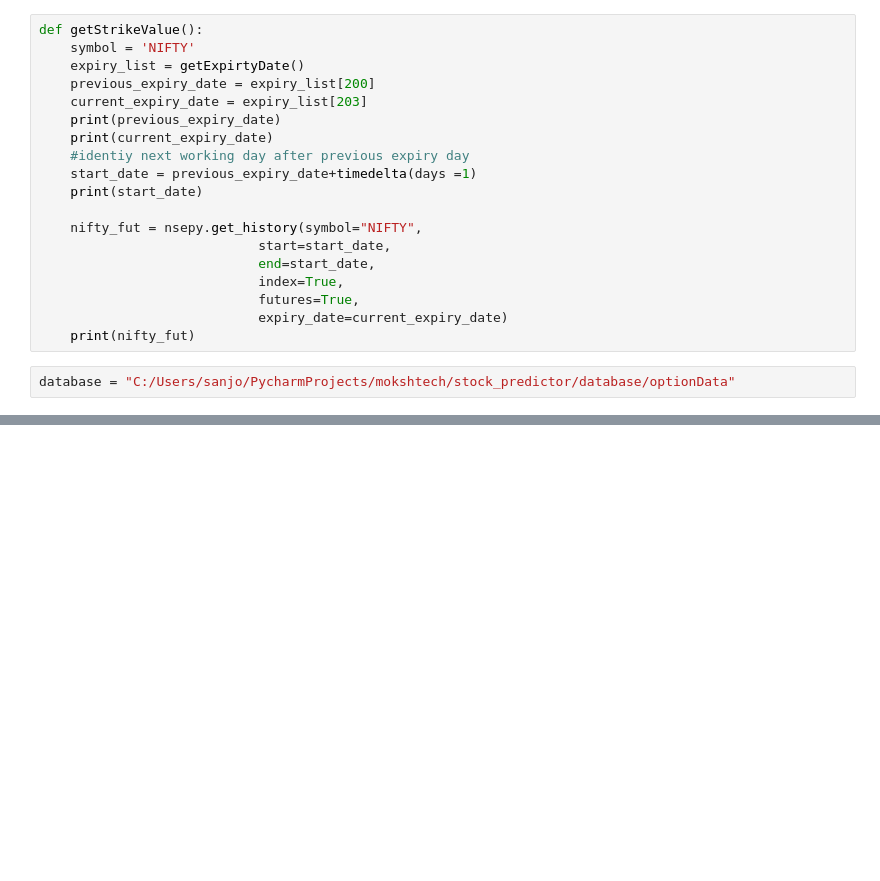
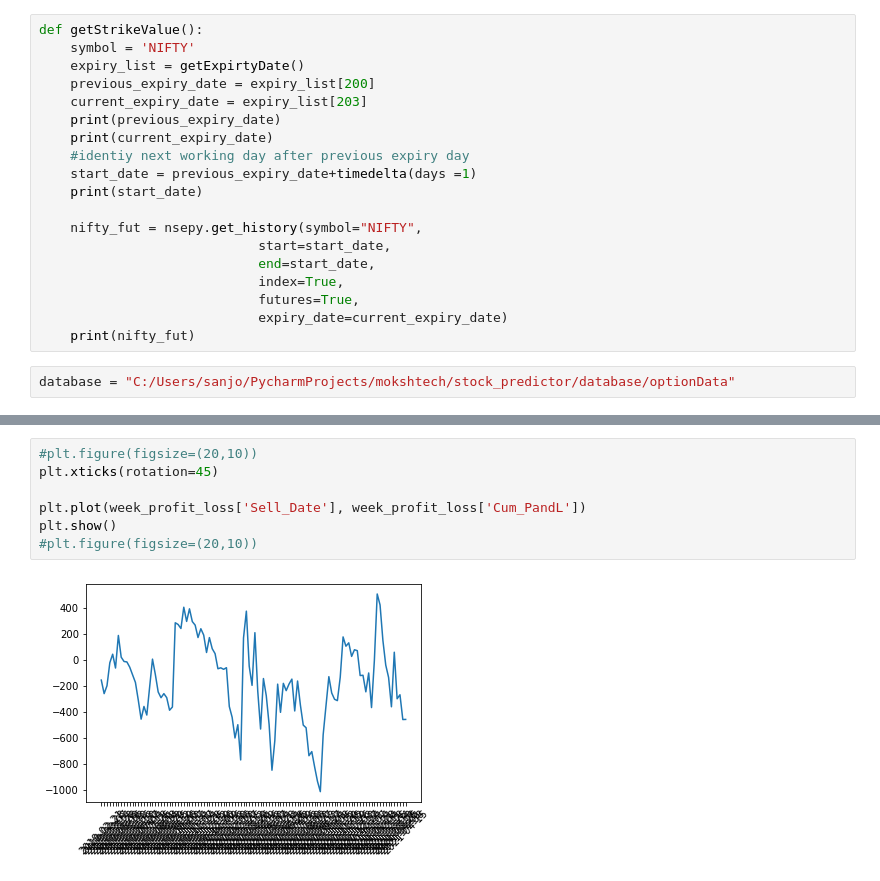
Before and after one commit to SanjotRaibagkar/mokshtech, a Jupyter notebook: stock_predictor/optionvaluecalculation/strategies/weeklyOptionBuy.ipynb, the cells around one changed output, grey strips where cells are left out. Drawn from its saved outputs; the diff is of its cells as text; blank space fills up the shorter version.

```diff
--- a/stock_predictor/optionvaluecalculation/strategies/weeklyOptionBuy.ipynb
+++ b/stock_predictor/optionvaluecalculation/strategies/weeklyOptionBuy.ipynb
@@ -236,0 +257,9 @@ month_profit_loss
+# %%
+#plt.figure(figsize=(20,10))
+plt.xticks(rotation=45)
+
+plt.plot(week_profit_loss['Sell_Date'], week_profit_loss['Cum_PandL'])
+plt.show()
+#plt.figure(figsize=(20,10))
+# %% [output]
+[figure, added]
```
Also changed, not shown: parts of 10 cells of this notebook.
